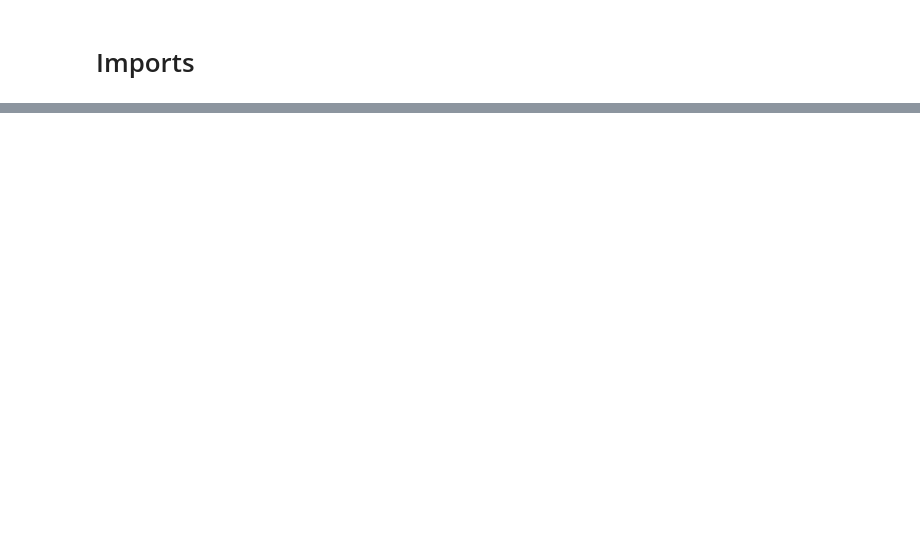
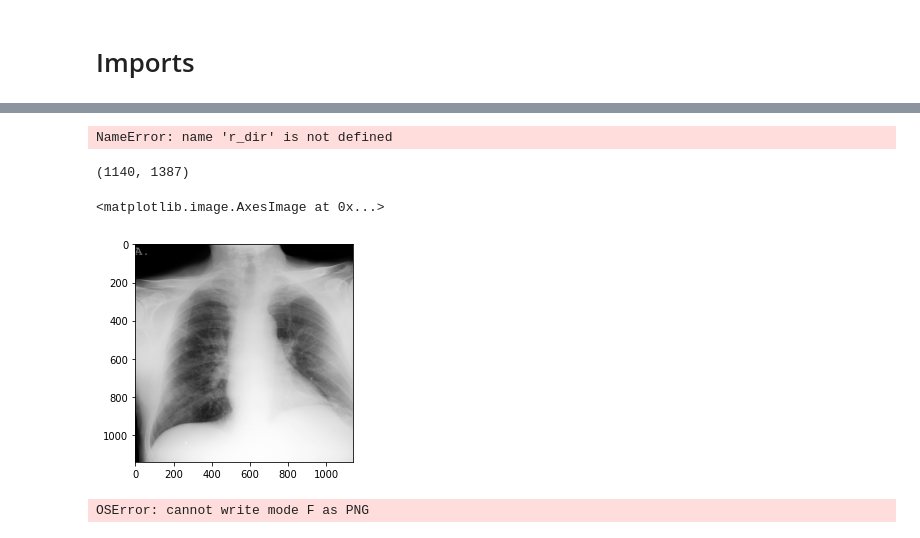
Before and after one commit to ErikBavenstrand/covid19, a Jupyter notebook: ErikLab.ipynb, the cells around one changed output, grey strips where cells are left out. Saved outputs shown, nothing was run; the diff lists cells and outputs as text; code cells hidden in the pictures; blank space fills up the shorter version.

```diff
--- a/ErikLab.ipynb
+++ b/ErikLab.ipynb
@@ -40,0 +78,17 @@ Equal 1026
+# %%
+positive_covid = glob.glob("bimcv_covid19_posi_subjects_*/*/*/*/*.png")
+dest_path = "./testingbimcv/"
+
+for file in positive_covid:
+    file_name = os.path.basename(file)
+    dti = json_to_dict(file)
+    if dti['Modality'][0] == 'DX' or dti['Modality'][0] == 'CR':
+        img = get_image(file, dti)
+        img = pil_image.fromarray(img)
+        img.save(os.path.join(dest_path, file_name))
+# %% [output]
+NameError: name 'r_dir' is not defined
+# %%
+img.shape
+# %% [output]
+(1140, 1387)
@@ -40,0 +100,20 @@ Equal 1026
+# %%
+plt.imshow(test, cmap='gray')
+# %% [output]
+<matplotlib.image.AxesImage at 0x...>
+[figure, added]
+# %%
+import PIL.Image as pil_image
+import io
+import numpy as np
+path='./testingbimcv/sub-S03088_ses-E06182_run-1_bp-chest_vp-ap_dx.png'
+save_path='./teste.png'
+with open(path, 'rb') as f:
+    tif = pil_image.open(io.BytesIO(f.read()))
+array=np.array(tif)
+max_val=np.amax(array)
+normalized=(array/max_val)
+im = pil_image.fromarray(normalized)
+im.save(save_path)
+# %% [output]
+OSError: cannot write mode F as PNG
```
Also changed, not shown: parts of 7 cells of this notebook, 7 other files.
